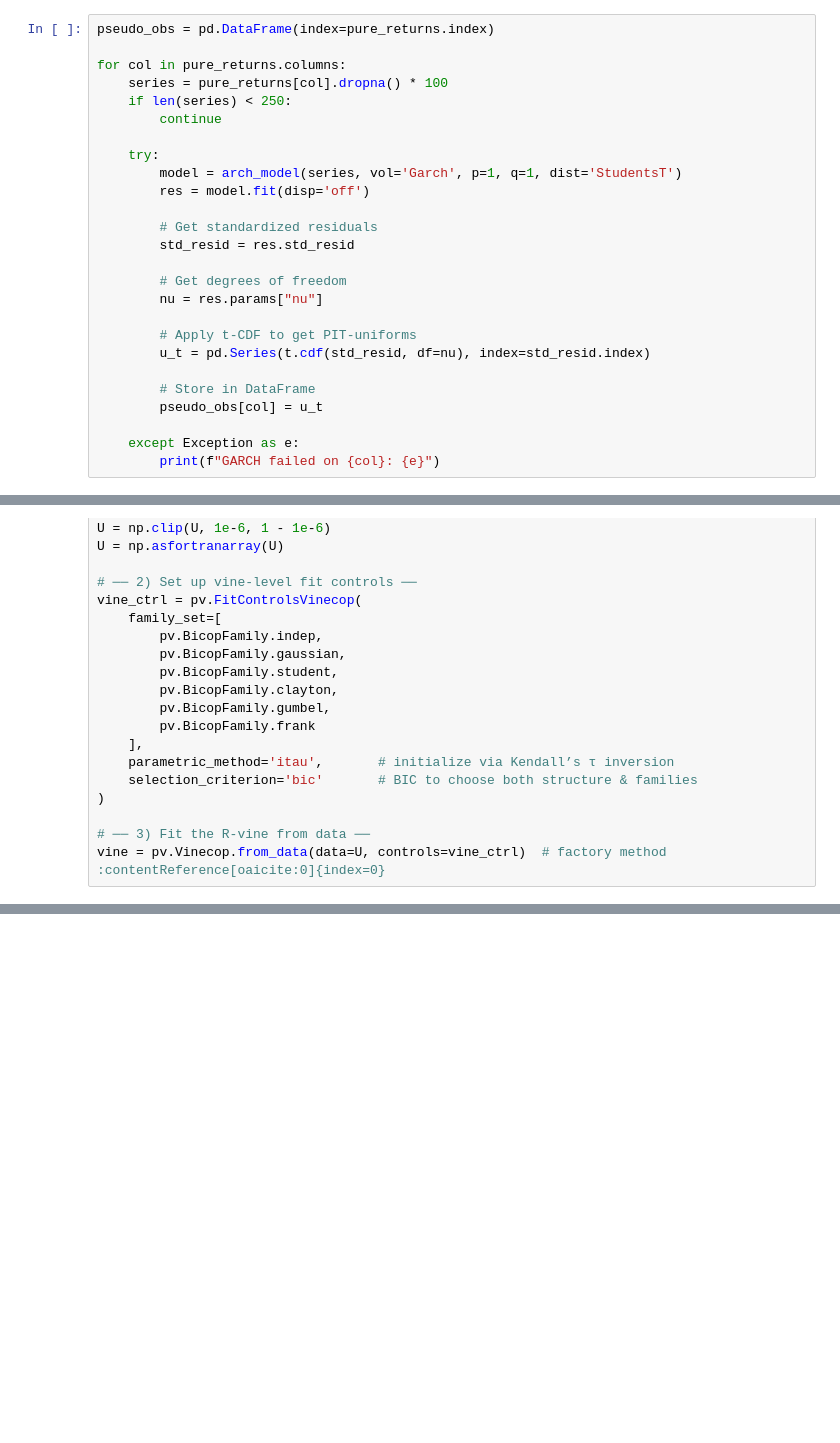
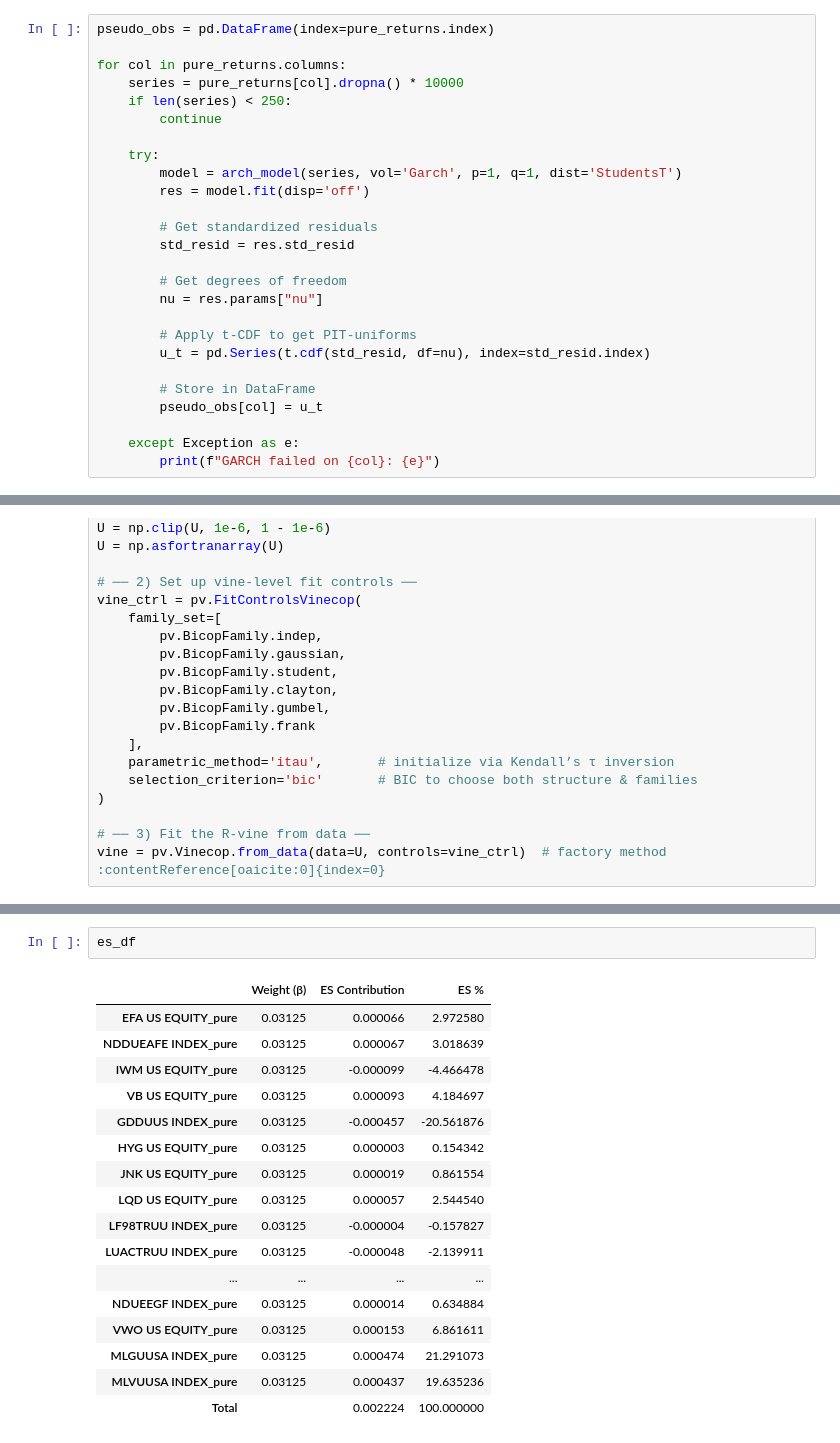
Before and after one commit to ishaan-mah/vine-copulas, a Jupyter notebook: Data/Code.ipynb, the cells around one changed output, grey strips where cells are left out. Drawn from its saved outputs; the diff is of its cells as text; blank space fills up the shorter version.

```diff
--- a/Data/Code.ipynb
+++ b/Data/Code.ipynb
@@ -113,7 +122,7 @@ Avg between-group corr:  -0.010737990690713682
 pseudo_obs = pd.DataFrame(index=pure_returns.index)
 
 for col in pure_returns.columns:
-    series = pure_returns[col].dropna() * 100
+    series = pure_returns[col].dropna() * 10000
     if len(series) < 250:
         continue
 
@@ -391,0 +267,20 @@ Created in <span style='font-weight:600;margin-left:4px;'>Deepnote</span></a>
+# %%
+es_df
+# %% [output]
+|  | Weight (β) | ES Contribution | ES % |
+| EFA US EQUITY_pure | 0.03125 | 0.000066 | 2.972580 |
+| NDDUEAFE INDEX_pure | 0.03125 | 0.000067 | 3.018639 |
+| IWM US EQUITY_pure | 0.03125 | -0.000099 | -4.466478 |
+| VB US EQUITY_pure | 0.03125 | 0.000093 | 4.184697 |
+| GDDUUS INDEX_pure | 0.03125 | -0.000457 | -20.561876 |
+| HYG US EQUITY_pure | 0.03125 | 0.000003 | 0.154342 |
+| JNK US EQUITY_pure | 0.03125 | 0.000019 | 0.861554 |
+| LQD US EQUITY_pure | 0.03125 | 0.000057 | 2.544540 |
+| LF98TRUU INDEX_pure | 0.03125 | -0.000004 | -0.157827 |
+| LUACTRUU INDEX_pure | 0.03125 | -0.000048 | -2.139911 |
+| ... | ... | ... | ... |
+| NDUEEGF INDEX_pure | 0.03125 | 0.000014 | 0.634884 |
+| VWO US EQUITY_pure | 0.03125 | 0.000153 | 6.861611 |
+| MLGUUSA INDEX_pure | 0.03125 | 0.000474 | 21.291073 |
+| MLVUUSA INDEX_pure | 0.03125 | 0.000437 | 19.635236 |
+| Total |  | 0.002224 | 100.000000 |
```
Also changed, not shown: parts of 16 cells of this notebook, 2 other files.
